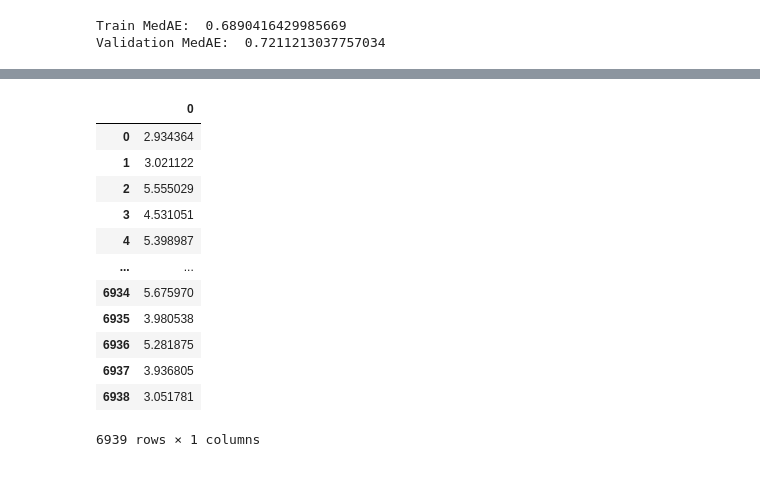
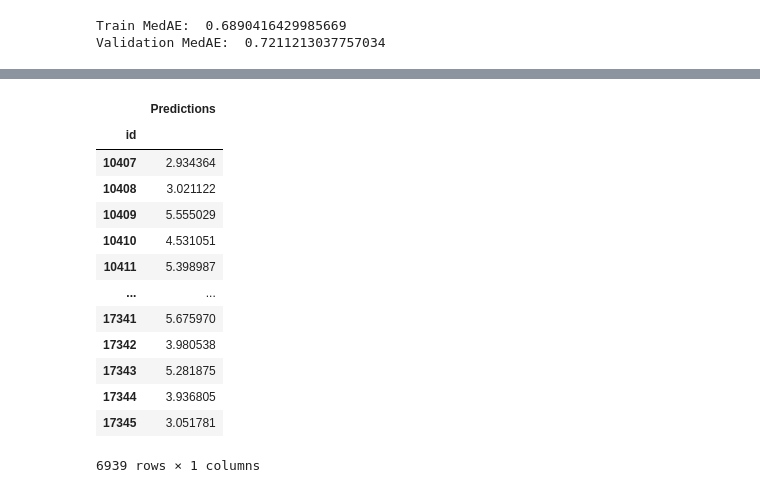
Before and after one commit to Oliver1107/Kaggle_Mohs, a Jupyter notebook: mohs.ipynb, the cells around one changed output, grey strips where cells are left out. Drawn from its saved outputs; the diff is of its cells as text; code cells hidden in the pictures.

```diff
--- a/mohs.ipynb
+++ b/mohs.ipynb
@@ -142,19 +159,20 @@ Validation MedAE:  0.7211213037757034
 # %%
 predictions = model.predict(test_df)
 # %%
-pred_df = pd.DataFrame(predictions)
+pred_df = pd.DataFrame({"Predictions": predictions}, index=test_df.index)
 pred_df
 # %% [output]
-|  | 0 |
-| 0 | 2.934364 |
-| 1 | 3.021122 |
-| 2 | 5.555029 |
-| 3 | 4.531051 |
-| 4 | 5.398987 |
+|  | Predictions |
+| id |  |
+| 10407 | 2.934364 |
+| 10408 | 3.021122 |
+| 10409 | 5.555029 |
+| 10410 | 4.531051 |
+| 10411 | 5.398987 |
 | ... | ... |
-| 6934 | 5.675970 |
-| 6935 | 3.980538 |
-| 6936 | 5.281875 |
-| 6937 | 3.936805 |
-| 6938 | 3.051781 |
+| 17341 | 5.675970 |
+| 17342 | 3.980538 |
+| 17343 | 5.281875 |
+| 17344 | 3.936805 |
+| 17345 | 3.051781 |
 6939 rows × 1 columns
```
Also changed, not shown: parts of 2 cells of this notebook.
